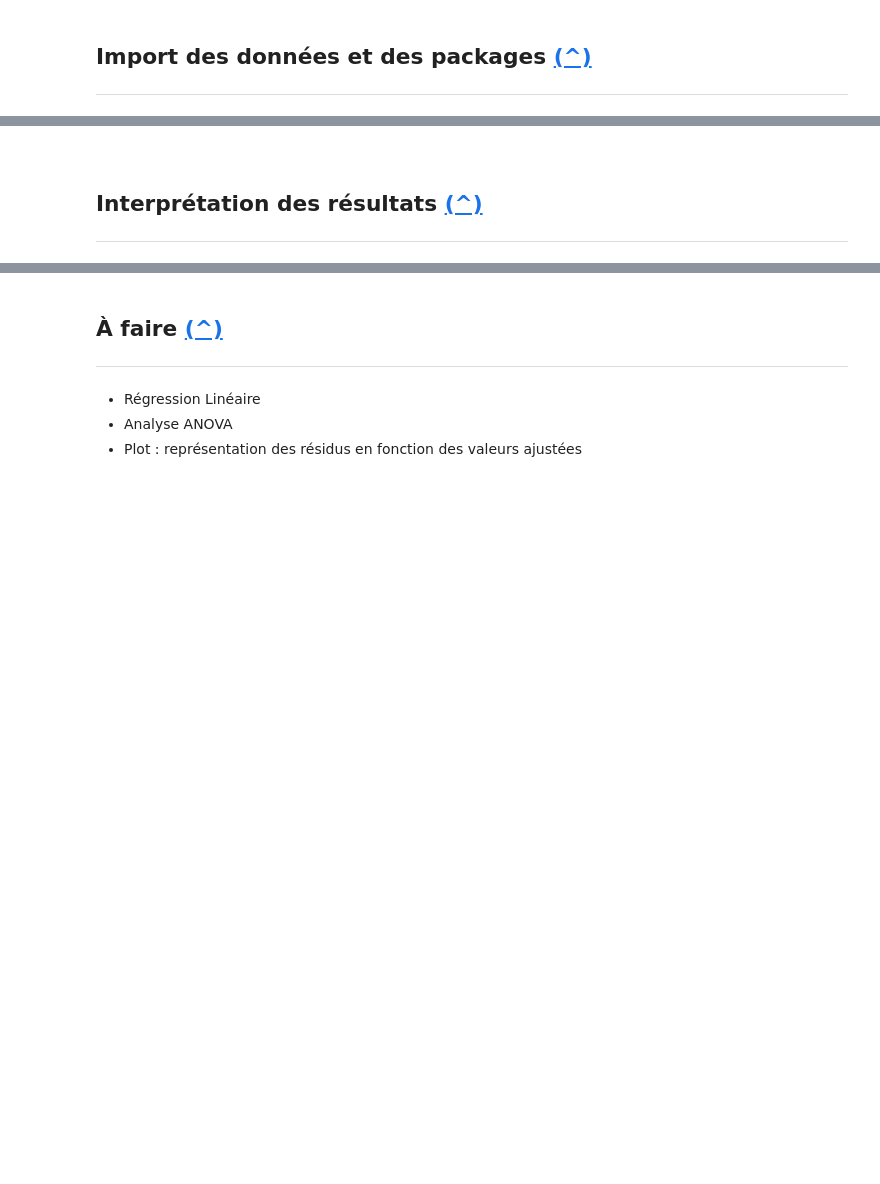
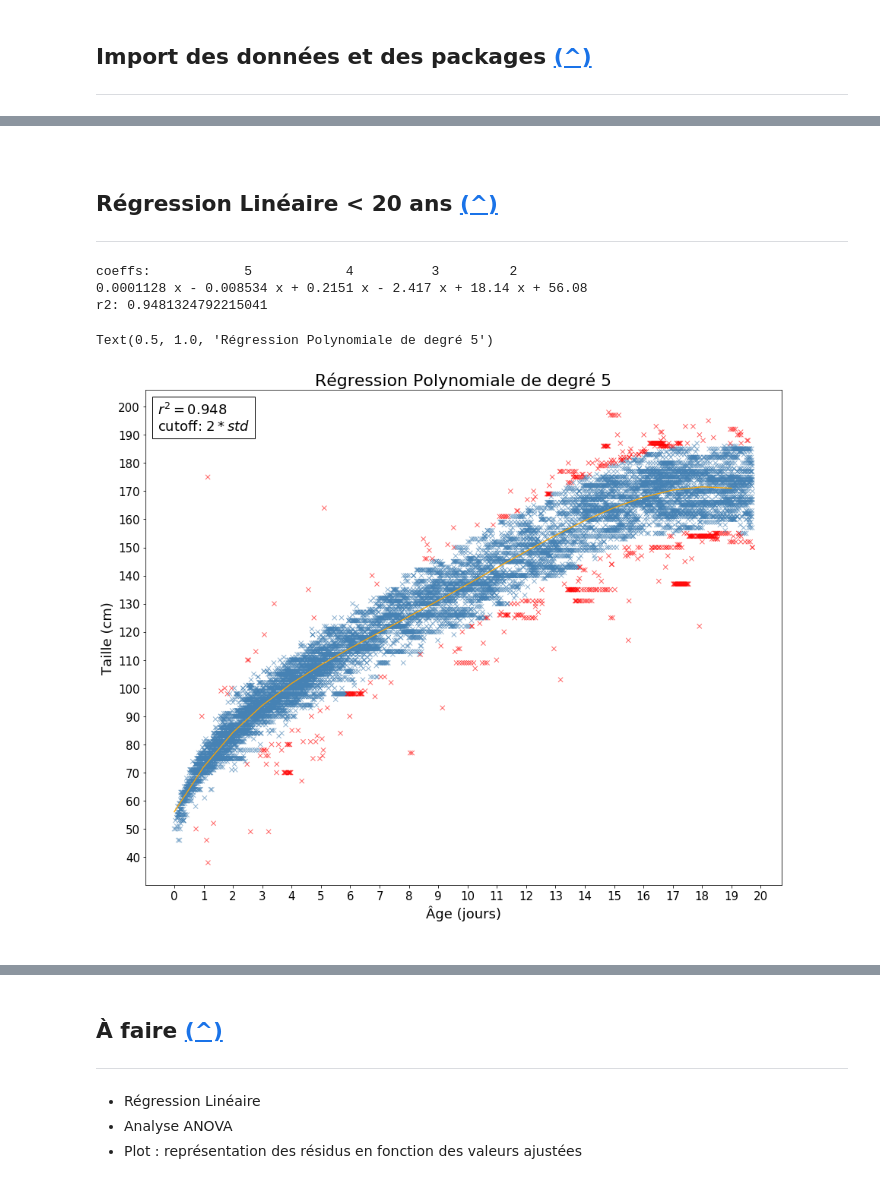
Before and after one commit to ldancelme/clb_notebooks, a Jupyter notebook: scatter_plots.ipynb, the cells around one changed output, grey strips where cells are left out. Saved outputs shown, nothing was run; the diff lists cells and outputs as text; code cells hidden in the pictures; blank space fills up the shorter version.

```diff
--- a/scatter_plots.ipynb
+++ b/scatter_plots.ipynb
@@ -27,10 +26,11 @@ import numpy as np
 import timeit
 import matplotlib.pyplot as plt
 from matplotlib.offsetbox import AnchoredText
+from sklearn.metrics import r2_score
 import seaborn as sns
 
 start = timeit.default_timer()
 
 # Load data
-# LOX-PC :
 data = pd.read_csv('mean_std_v2.csv', dtype={'Taille' : float, 'Appli_origine' : str, 'mean' : float, 'std' : float, 'sem' : float}, na_values = '')
+lvl1 = pd.read_csv('data/priority_lvl/priority_lvl1.csv', dtype={'Taille' : float, 'Appli_origine' : str, 'mean' : float, 'std' : float, 'sem' : float}, na_values = '')
@@ -118,5 +81,62 @@ Troisième scatter plot
+# %% [markdown]
+<a id="linreg"></a>
+# %% [markdown]
+## Régression Linéaire < 20 ans [(^)](#up)
+------------------
+# %%
+data20 = lvl1[lvl1.age_at_entry < 7200]
+data20 = data20[data20.age_at_entry  > 0] # two points < 0
+data20.Taille = data20.Taille.apply(lambda x: x*100)
+
+# Keep 50% of observations
+# data20 = data20.sample(frac=0.5)
+
+x = data20['age_at_entry'] / 365
+y = data20['Taille']
+
+# polynomial curve fitting (order=4)
+order = 5
+p = np.polyfit(x, y, order)
+
+# model
+predict = np.poly1d(p)
+print('coeffs: {}'.format(predict))
+
+# r_square (r2=0.94)
+r2 = r2_score(y, predict(x))
+print('r2: {}'.format(r2))
+
+sd_cutoff = 2
+pred = predict(x)
+delta = y - pred
+sd_p = np.std(delta)
+ok = abs(delta) < sd_p * sd_cutoff
+
+# Anchored Text
+def draw_text(ax):
+    at = AnchoredText("$r^2= {}$\ncutoff: $2*std$".format(round(r2,3)),
+                      loc='upper left', prop=dict(size=18), frameon=True,
+                      )
+    ax.add_artist(at)
+
+# Plotting
+figure, ax = plt.subplots(figsize=(15,12))
+draw_text(ax)
+x_lm = range(0,20)
+ax.scatter(x,y, color=np.where(ok, 'steelblue', 'r'), marker='x', s=38, alpha=0.6, linewidth=1)
+ax.plot(x_lm, predict(x_lm), c='orange', linewidth=1.3)
+ax.set_xlabel('Âge (jours)', fontsize=18)
+ax.set_xticks(np.arange(min(x), max(x)+1, 1.0))
+ax.set_ylabel('Taille (cm)', fontsize=18)
+ax.set_yticks(np.arange(min(y)+2, max(y)+3, 10.0))
+ax.tick_params(labelsize=15)
+# ax.grid(b=True, alpha=0.5)
+ax.set_title("Régression Polynomiale de degré {}".format(order), fontsize=22)
+# %% [output]
+coeffs:            5            4          3         2
+0.0001128 x - 0.008534 x + 0.2151 x - 2.417 x + 18.14 x + 56.08
+r2: 0.9481324792215041
+Text(0.5, 1.0, 'Régression Polynomiale de degré 5')
+[figure, added]
 # %% [markdown]
-<a id="scatter-interpret"></a>
+<a id="interpret"></a>
-# %% [markdown]
-## Interprétation des résultats [(^)](#up)
-------------------
```
Also changed, not shown: parts of 19 cells of this notebook, 24 other files.
